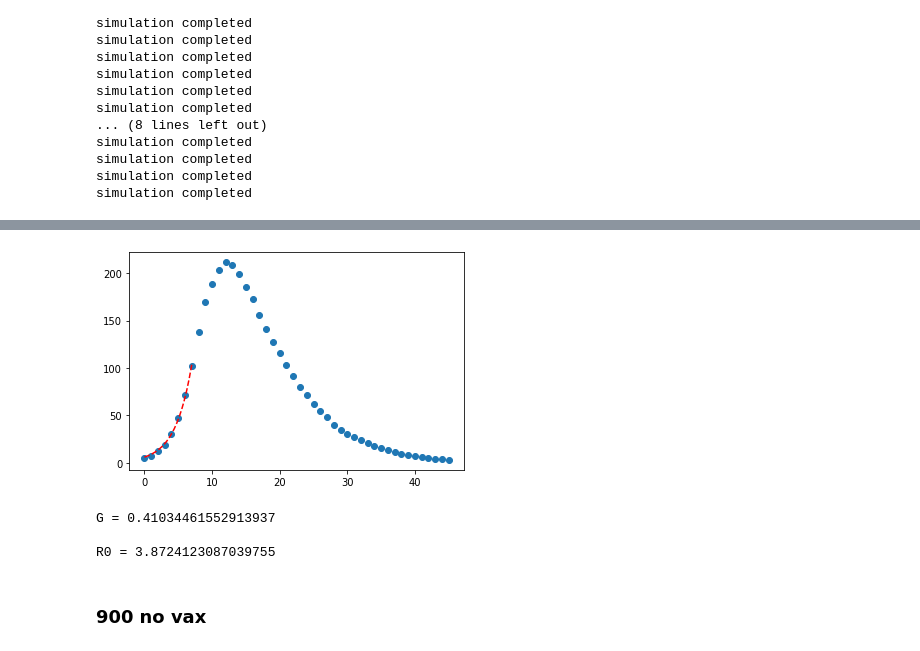
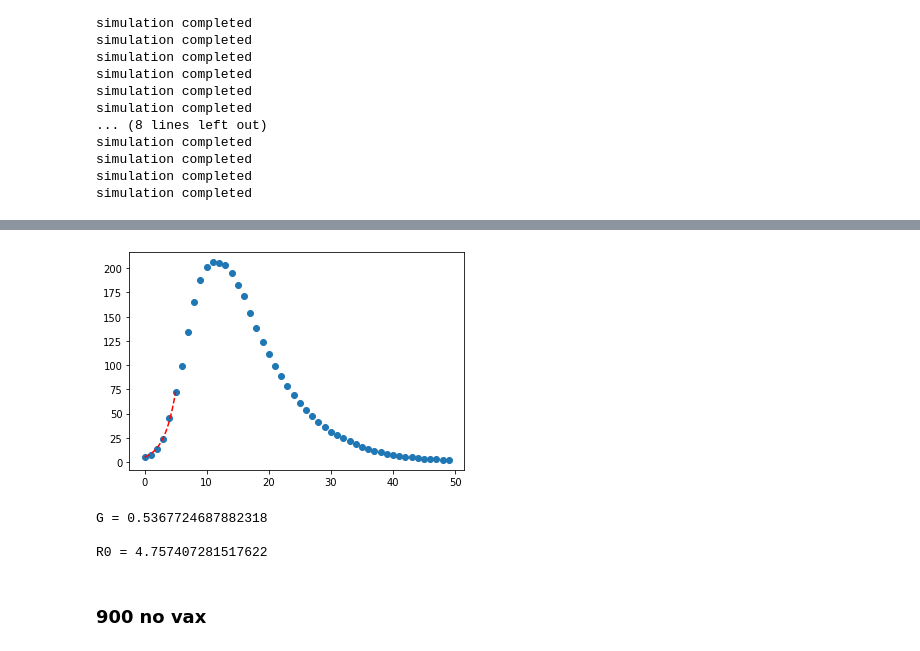
Before and after one commit to michelemcrudele/LDE-Project, a Jupyter notebook: notebook.ipynb, the cells around one changed output, grey strips where cells are left out. Saved outputs shown, nothing was run; the diff lists cells and outputs as text; code cells hidden in the pictures.

```diff
--- a/notebook.ipynb
+++ b/notebook.ipynb
@@ -904,7 +904,7 @@ def sim_prevalence():
     N = 1000 # number of nodes
     ave_degree = 10
     initial_infecteds = np.random.choice(np.arange(N), size=5, replace=False)
-    initial_no_vax = np.arange(100, 300)
+    initial_no_vax = np.arange(100, 200)
 
 
     mu = 1/7       # recovery rate
@@ -1082,10 +1083,10 @@ R0 = 4.230610342019842
 # %%
-R0 = fitR0(np.arange(minlen_dynamic_I), ave_I_dyn, start = 0, n_points = 8)
+R0 = fitR0(np.arange(minlen_dynamic_I), ave_I_dyn, start = 0, n_points = 6)
 # %% [output]
-[figure, old version]
+[figure, new version]
-G = 0.41034461552913937
+G = 0.5367724687882318
 
-R0 = 3.8724123087039755
+R0 = 4.757407281517622
 # %% [markdown]
 ### 900 no vax
 # %%
```
Also changed, not shown: parts of 6 cells of this notebook.
